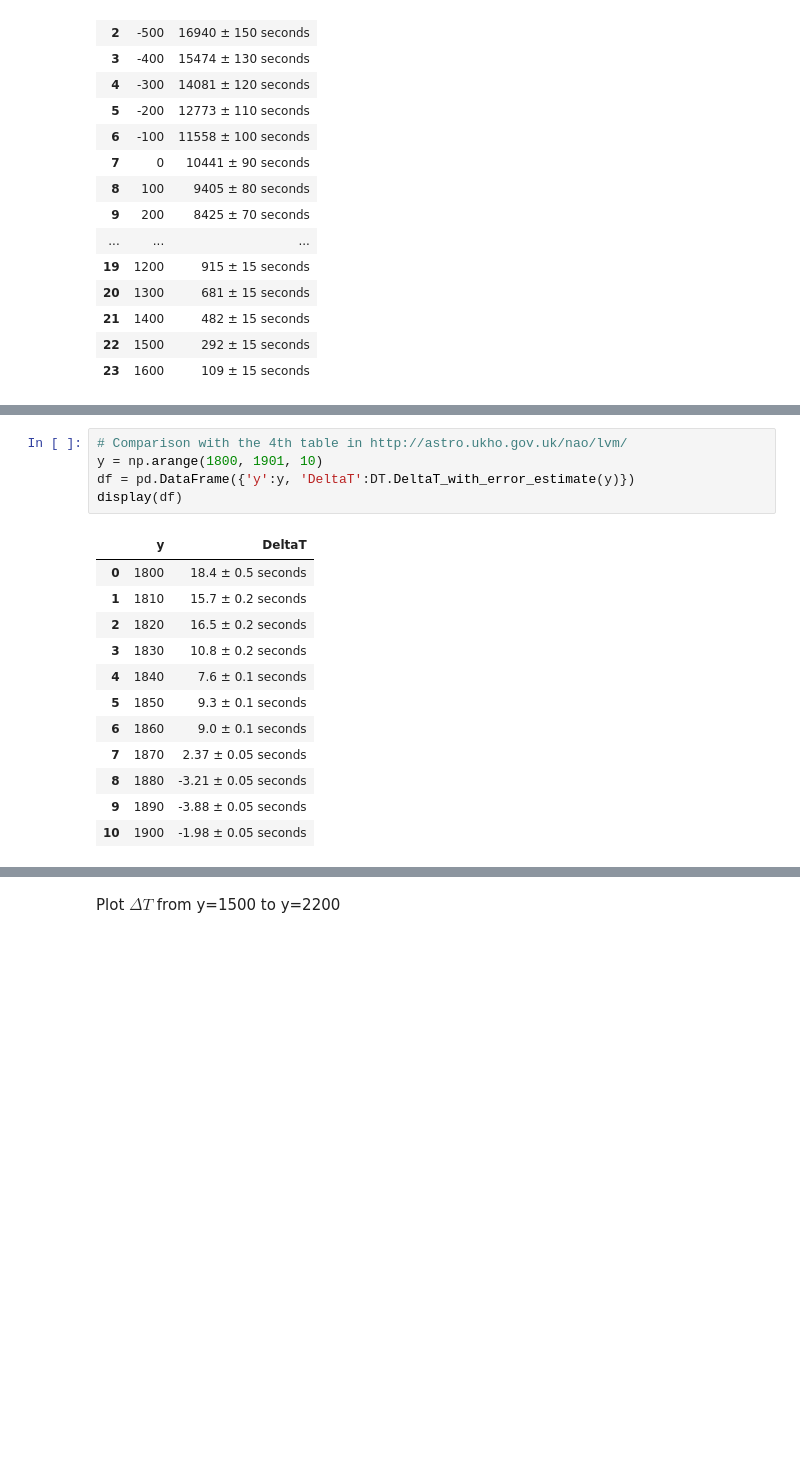
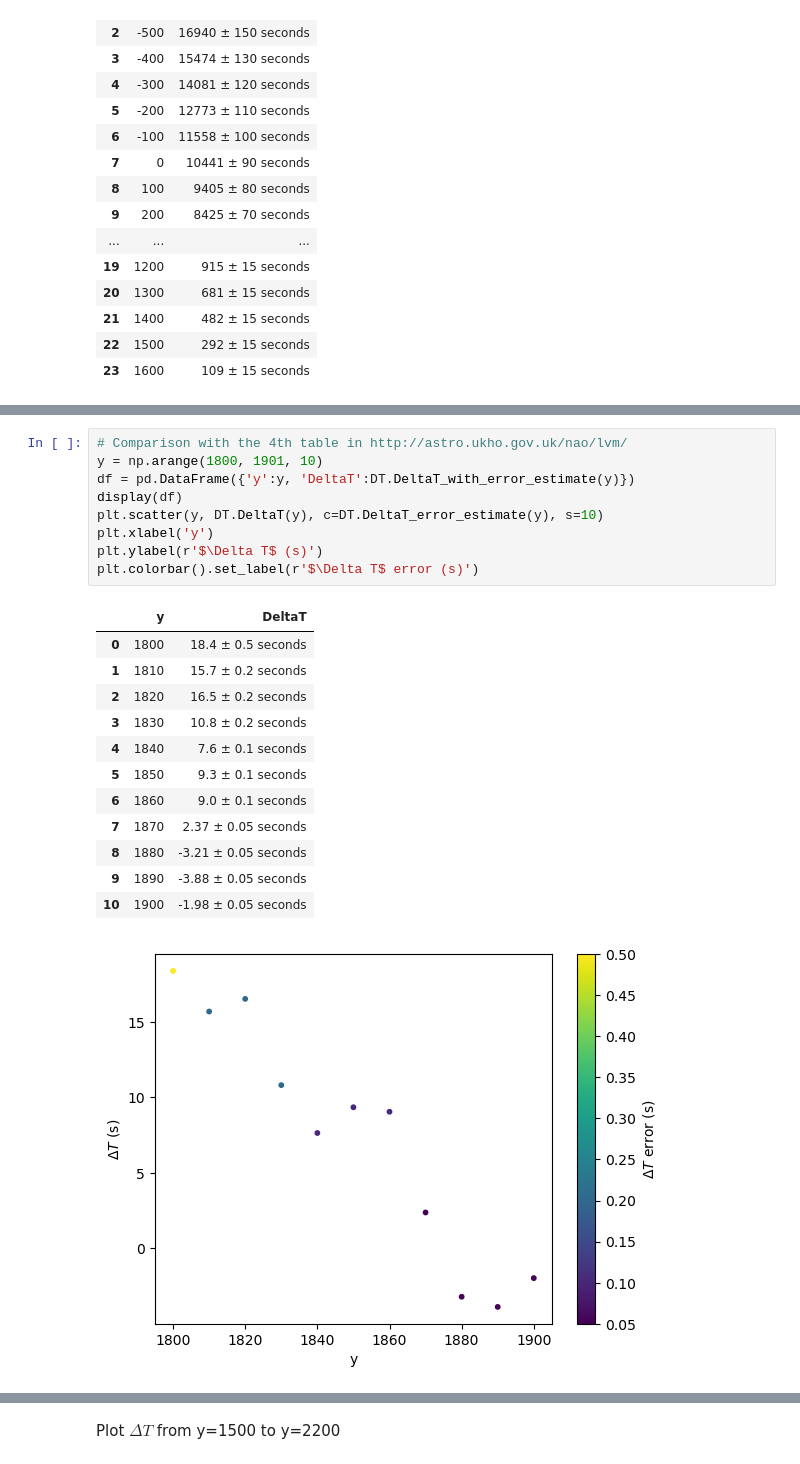
Before and after one commit to ytliu0/DeltaT, a Jupyter notebook: DeltaT_examples.ipynb, the cells around one changed output, grey strips where cells are left out. Cells and saved outputs as stored; diff of their text form; blank space fills up the shorter version.

```diff
--- a/DeltaT_examples.ipynb
+++ b/DeltaT_examples.ipynb
@@ -42,19 +52,24 @@ display(df)
 # %%
 # Comparison with the 4th table in http://astro.ukho.gov.uk/nao/lvm/
 y = np.arange(1800, 1901, 10)
 df = pd.DataFrame({'y':y, 'DeltaT':DT.DeltaT_with_error_estimate(y)})
 display(df)
+plt.scatter(y, DT.DeltaT(y), c=DT.DeltaT_error_estimate(y), s=10)
+plt.xlabel('y')
+plt.ylabel(r'$\Delta T$ (s)')
+plt.colorbar().set_label(r'$\Delta T$ error (s)')
 # %% [output]
 |  | y | DeltaT |
 | 0 | 1800 | 18.4 ± 0.5 seconds |
 | 1 | 1810 | 15.7 ± 0.2 seconds |
 | 2 | 1820 | 16.5 ± 0.2 seconds |
 | 3 | 1830 | 10.8 ± 0.2 seconds |
 | 4 | 1840 | 7.6 ± 0.1 seconds |
 | 5 | 1850 | 9.3 ± 0.1 seconds |
 | 6 | 1860 | 9.0 ± 0.1 seconds |
 | 7 | 1870 | 2.37 ± 0.05 seconds |
 | 8 | 1880 | -3.21 ± 0.05 seconds |
 | 9 | 1890 | -3.88 ± 0.05 seconds |
 | 10 | 1900 | -1.98 ± 0.05 seconds |
+[figure, added]
 # %% [markdown]
```
Also changed, not shown: parts of 12 cells of this notebook, 1 other file.
